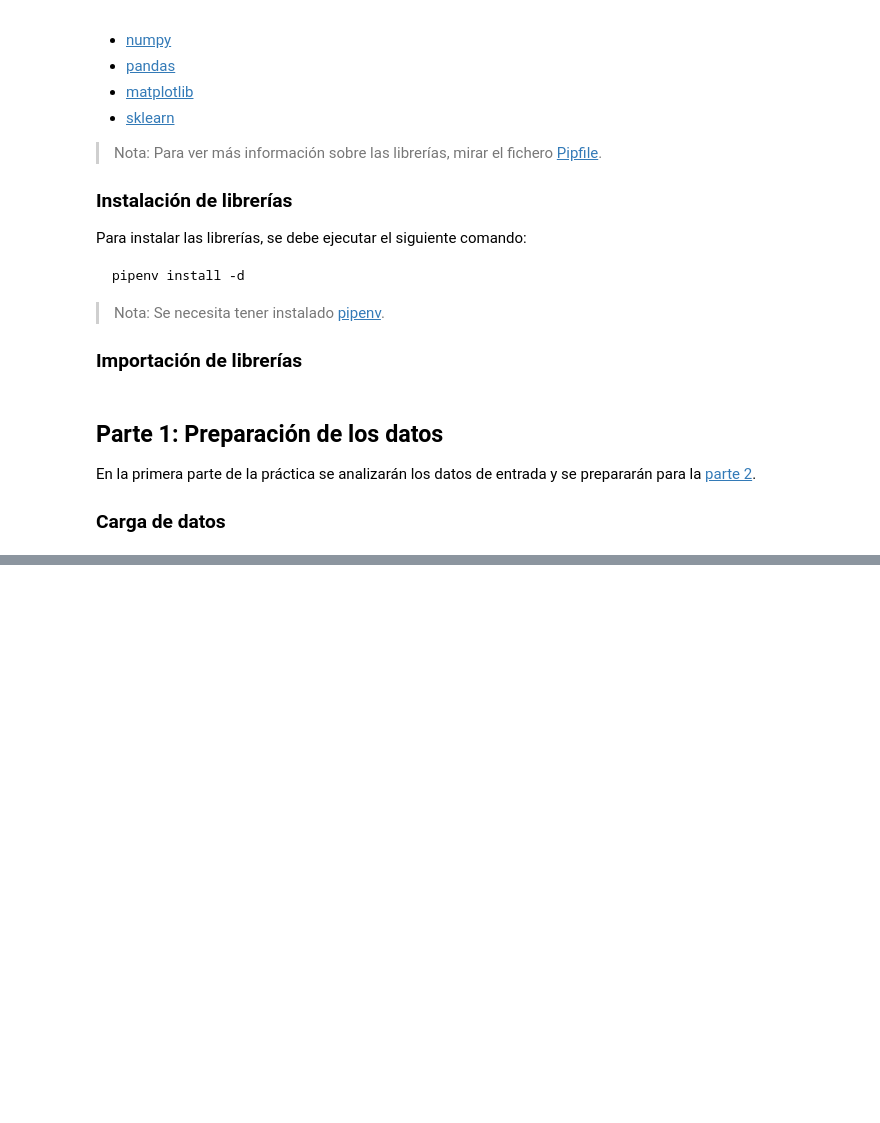
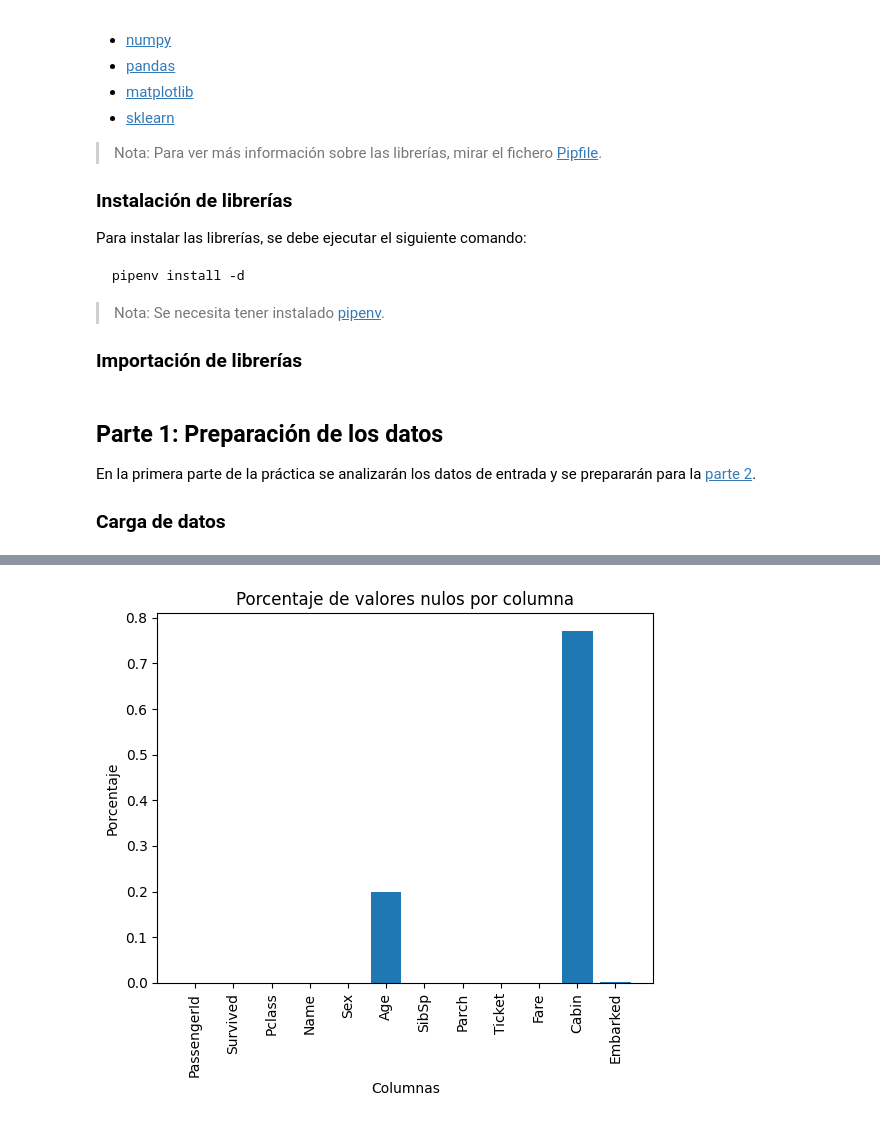
Before and after one commit to Sergimayol/Practica-2-IA, a Jupyter notebook: main.ipynb, the cells around one changed output, grey strips where cells are left out. Cells and saved outputs as stored; diff of their text form; code cells hidden in the pictures; blank space fills up the shorter version.

```diff
--- a/main.ipynb
+++ b/main.ipynb
@@ -51,0 +59,16 @@ df.head()
+# %%
+def check_is_nan(df: pd.DataFrame):
+    results = []
+    col_names = []
+    for col in df.columns:
+        col_names.append(col)
+        results.append(df[col].isna().sum())
+
+    return {"col_names": col_names, "results": results, "percent": [x/len(df) for x in results]}
+
+
+results = check_is_nan(df)
+
+for i in range(len(results["col_names"])):
+    print(
+        f"{results['col_names'][i]}: {results['results'][i]} ({results['percent'][i]})")
@@ -51,0 +88,9 @@ df.head()
+# %%
+plt.bar(results["col_names"], results["percent"])
+plt.title("Porcentaje de valores nulos por columna")
+plt.xlabel("Columnas")
+plt.ylabel("Porcentaje")
+plt.xticks(rotation=90)
+plt.show()
+# %% [output]
+[figure, added]
```
Also changed, not shown: parts of 7 cells of this notebook.
